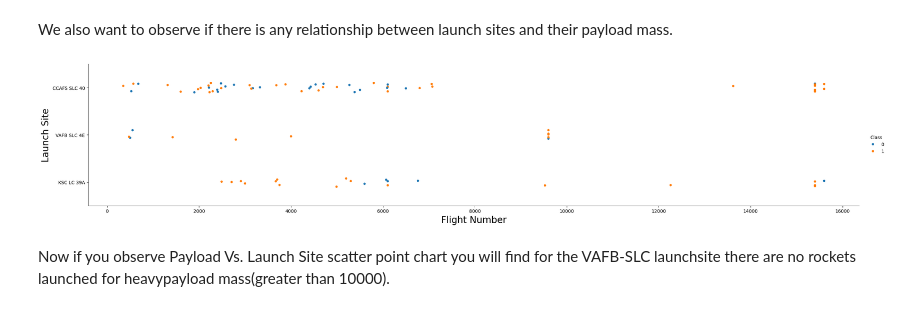
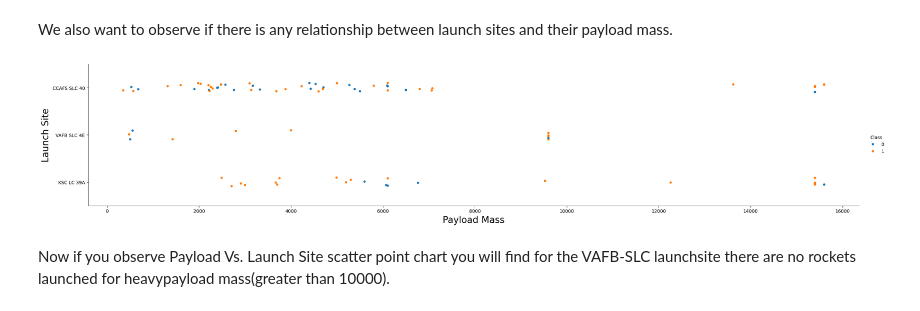
Before and after one commit to Shalaka2409/IBM-Certification-Capstone-Project, a Jupyter notebook: 05. edadataviz.ipynb, the cells around one changed output. Drawn from its saved outputs; the diff is of its cells as text; code cells hidden in the pictures.

```diff
--- a/05. edadataviz.ipynb
+++ b/05. edadataviz.ipynb
@@ -105,11 +105,11 @@ We also want to observe if there is any relationship between launch sites and th
 # %%
 # Plot a scatter point chart with x axis to be Pay Load Mass (kg) and y axis to be the launch site, and hue to be the class value
 sns.catplot(y="LaunchSite", x="PayloadMass", hue="Class", data=df, aspect = 5)
-plt.xlabel("Flight Number",fontsize=20)
+plt.xlabel("Payload Mass",fontsize=20)
 plt.ylabel("Launch Site",fontsize=20)
 plt.show()
 # %% [output]
-[figure, old version]
+[figure, new version]
 # %% [markdown]
 Now if you observe Payload Vs. Launch Site scatter point chart you will find for the VAFB-SLC  launchsite there are no  rockets  launched for  heavypayload mass(greater than 10000).
 # %%
```
Also changed, not shown: parts of 9 cells of this notebook.
